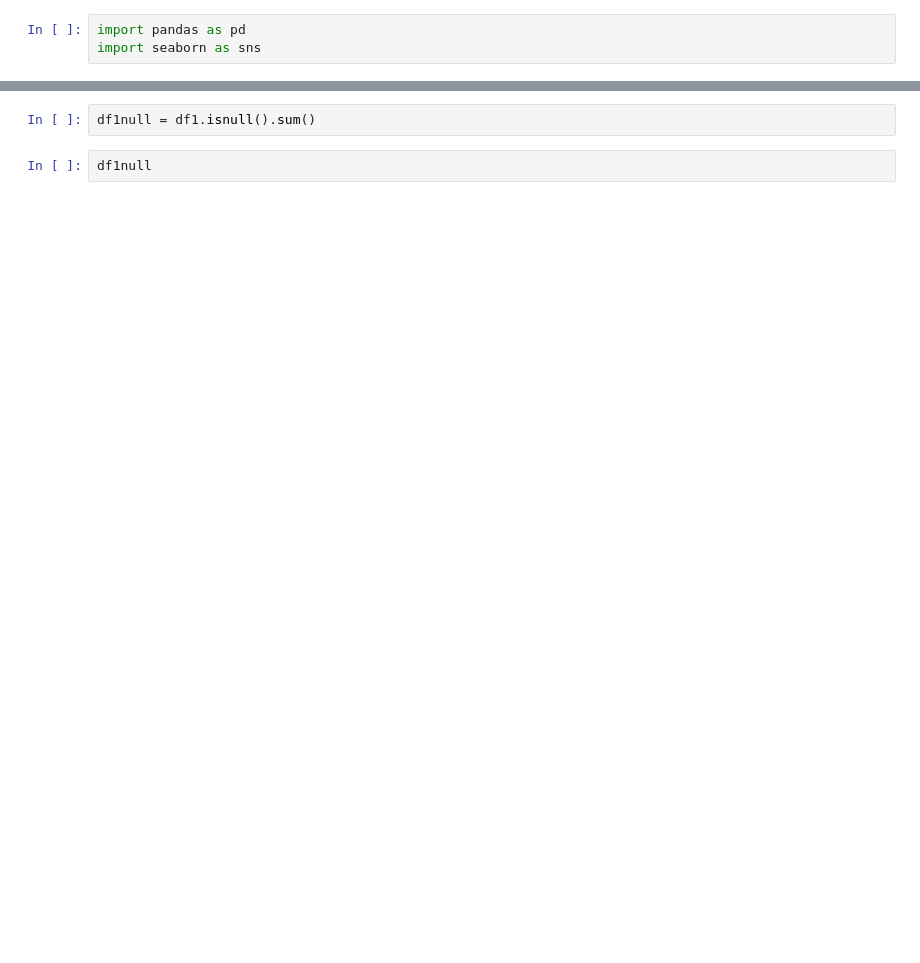
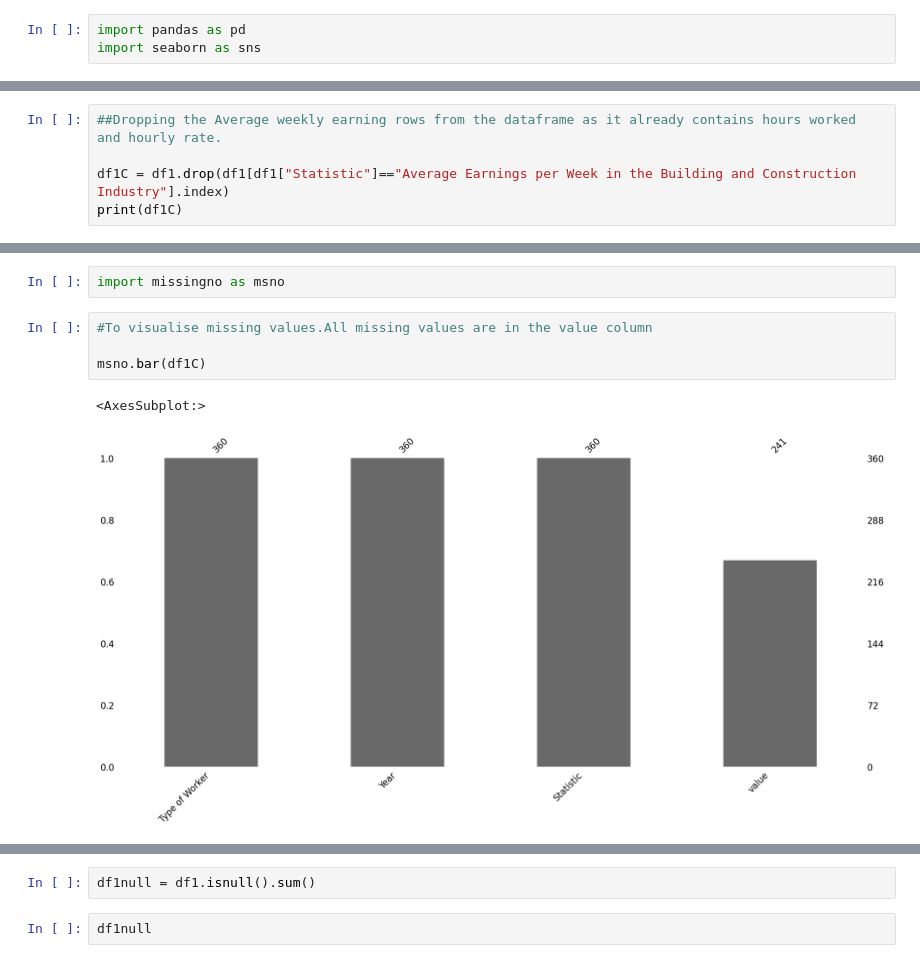
Before and after one commit to rachelhurleycct/CA2, a Jupyter notebook: CA2.ipynb, the cells around one changed output, grey strips where cells are left out. Drawn from its saved outputs; the diff is of its cells as text; blank space fills up the shorter version.

```diff
--- a/CA2.ipynb
+++ b/CA2.ipynb
@@ -34,0 +88,5 @@ df1.tail()
+# %%
+##Dropping the Average weekly earning rows from the dataframe as it already contains hours worked and hourly rate.
+
+df1C = df1.drop(df1[df1["Statistic"]=="Average Earnings per Week in the Building and Construction Industry"].index)
+print(df1C)
@@ -34,0 +157,9 @@ df1.tail()
+# %%
+import missingno as msno
+# %%
+#To visualise missing values.All missing values are in the value column
+
+msno.bar(df1C)
+# %% [output]
+<AxesSubplot:>
+[figure, added]
```
Also changed, not shown: parts of 77 cells of this notebook.
